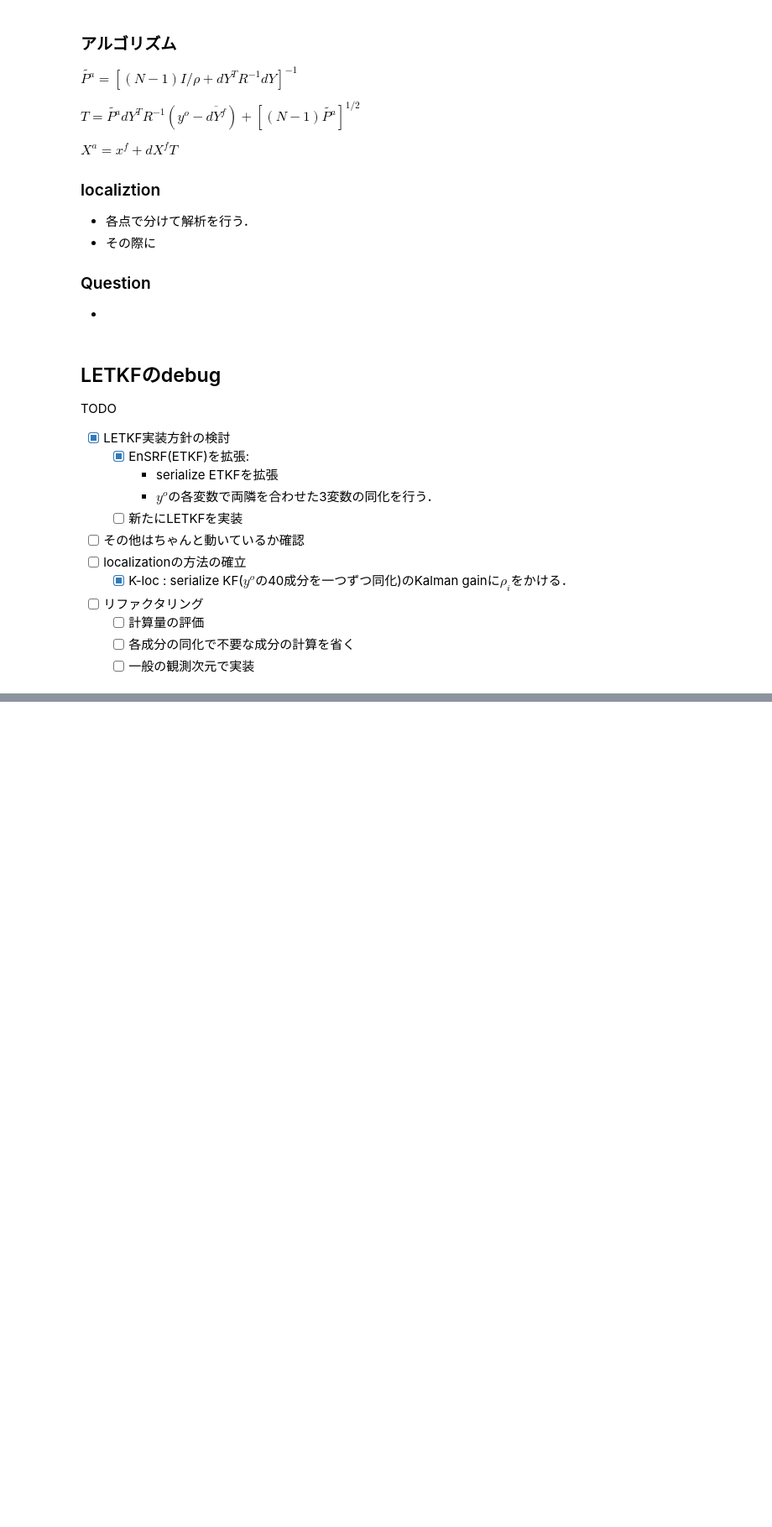
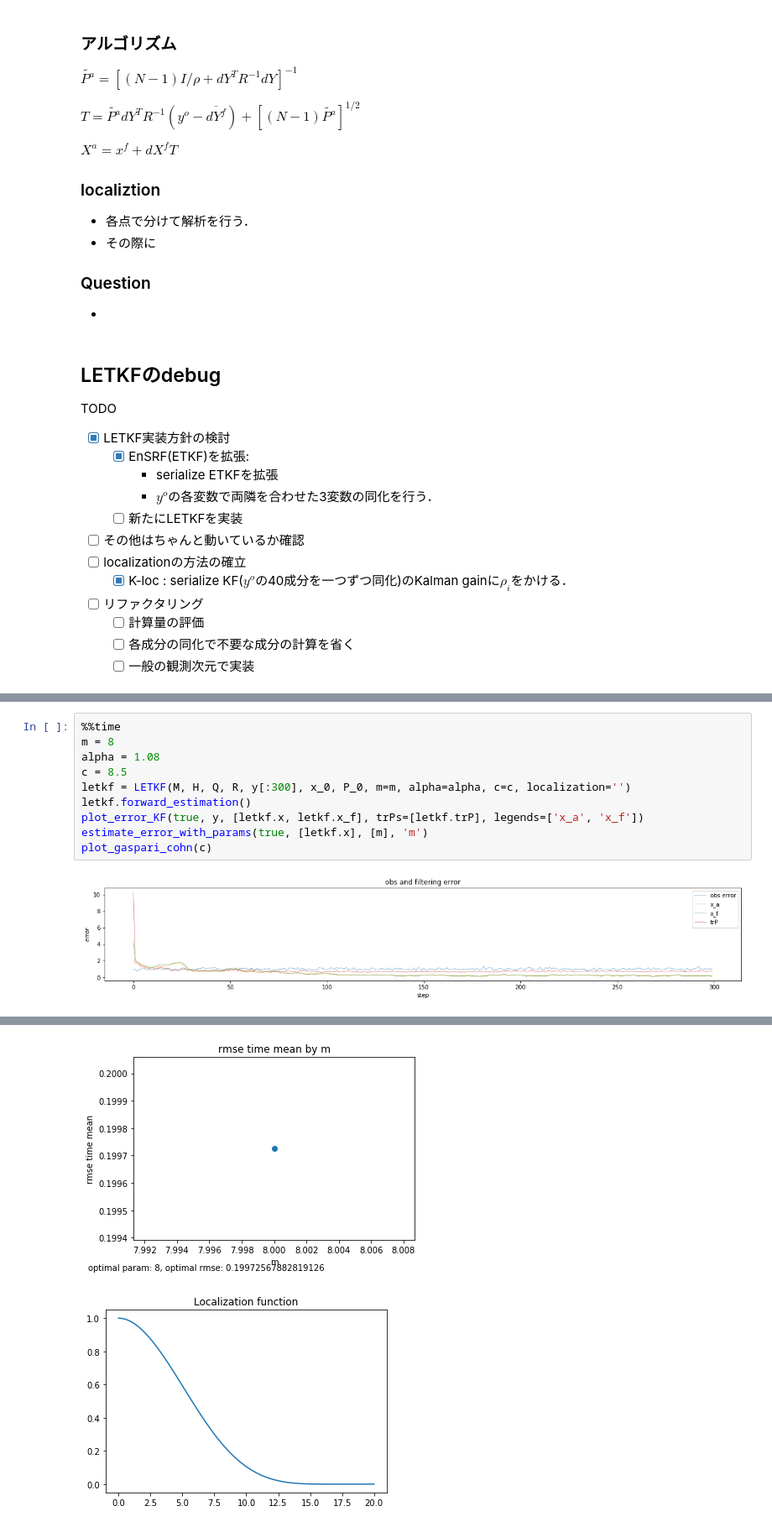
Before and after one commit to KotaTakeda/rccs_online_school, a Jupyter notebook: work_letkf.ipynb, the cells around one changed output, grey strips where cells are left out. Shown: that part at 84% size. Saved outputs shown, nothing was run; the diff lists cells and outputs as text; blank space fills up the shorter version.

Commit message:
LETKF Roughパラメータ推定

```diff
--- a/work_letkf.ipynb
+++ b/work_letkf.ipynb
@@ -92,2 +84,14 @@ np.random.seed(1)
 x_0 = true[np.random.randint(len(true)-1)]
 P_0 = 25*I
+# %%
+%%time
+m = 8
+alpha = 1.08
+c = 8.5
+letkf = LETKF(M, H, Q, R, y[:300], x_0, P_0, m=m, alpha=alpha, c=c, localization='')
+letkf.forward_estimation()
+plot_error_KF(true, y, [letkf.x, letkf.x_f], trPs=[letkf.trP], legends=['x_a', 'x_f'])
+estimate_error_with_params(true, [letkf.x], [m], 'm')
+plot_gaspari_cohn(c)
+# %% [output]
+[figure, added]
@@ -93,0 +100,2 @@ P_0 = 25*I
+[figure, added]
+[figure, added]
```
Also changed, not shown: parts of 19 cells of this notebook, 2 other files.
